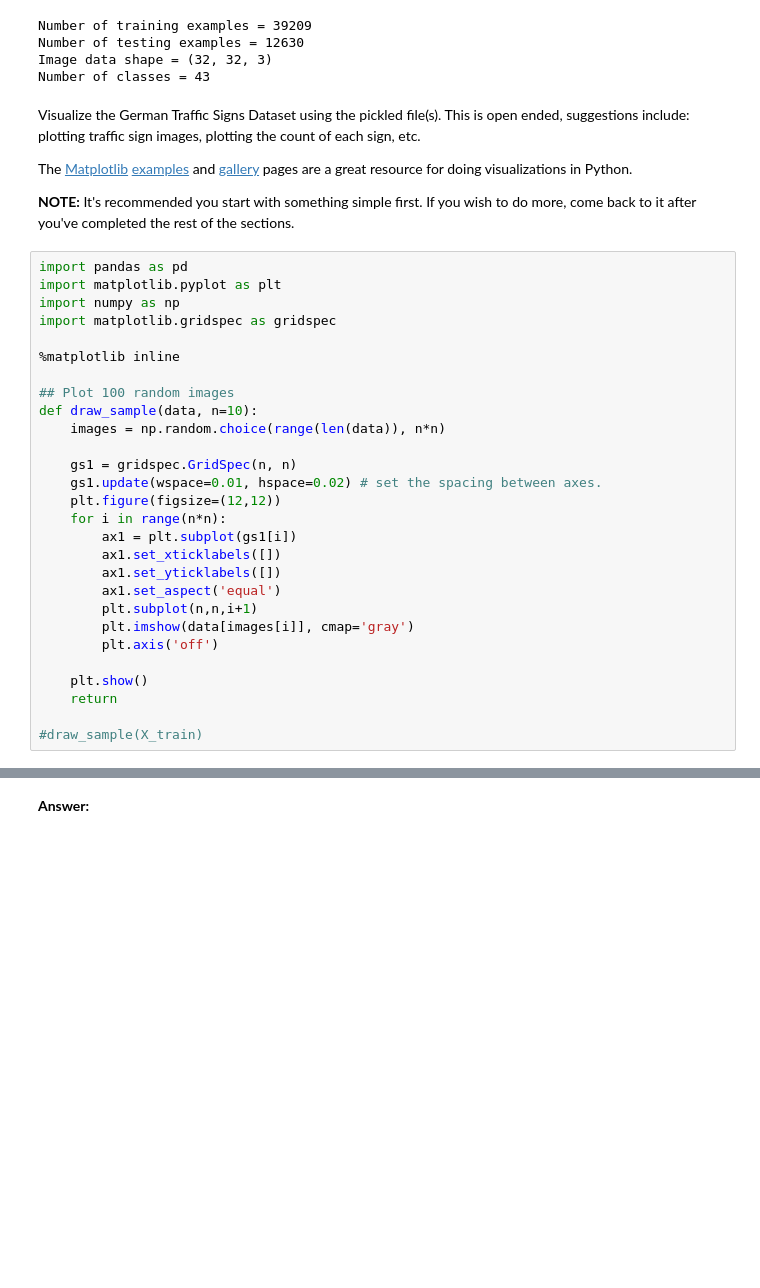
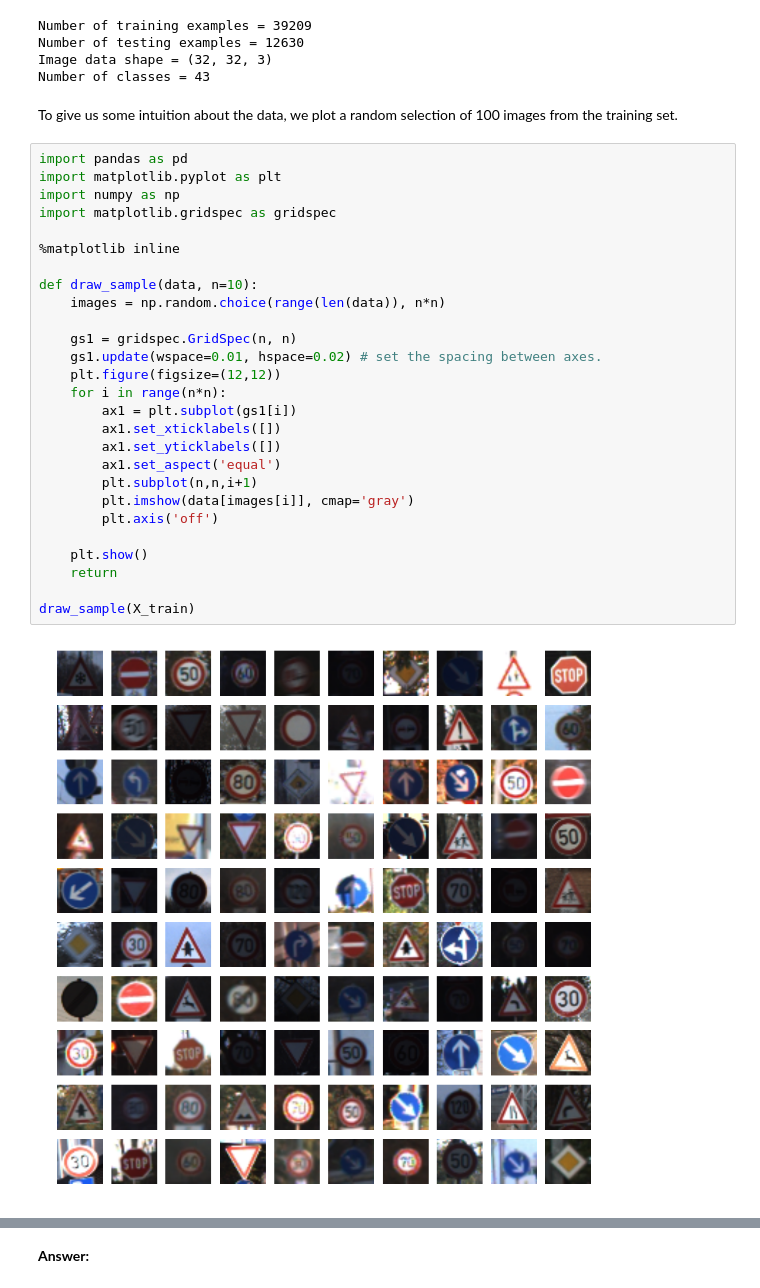
Before and after one commit to kevjwu/CarND-Traffic-Sign-Classifier-Project, a Jupyter notebook: Traffic_Sign_Classifier.ipynb, the cells around one changed output, grey strips where cells are left out. Cells and saved outputs as stored; diff of their text form; blank space fills up the shorter version.

```diff
--- a/Traffic_Sign_Classifier.ipynb
+++ b/Traffic_Sign_Classifier.ipynb
@@ -57,40 +55,37 @@ Number of training examples = 39209
 Number of testing examples = 12630
 Image data shape = (32, 32, 3)
 Number of classes = 43
-# %% [markdown]
-Visualize the German Traffic Signs Dataset using the pickled file(s). This is open ended, suggestions include: plotting traffic sign images, plotting the count of each sign, etc.
-
-The [Matplotlib](http://matplotlib.org/) [examples](http://matplotlib.org/examples/index.html) and [gallery](http://matplotlib.org/gallery.html) pages are a great resource for doing visualizations in Python.
-
-**NOTE:** It's recommended you start with something simple first. If you wish to do more, come back to it after you've completed the rest of the sections.
+# %% [markdown]
+To give us some intuition about the data, we plot a random selection of 100 images from the training set.
 # %%
 import pandas as pd
 import matplotlib.pyplot as plt
 import numpy as np
 import matplotlib.gridspec as gridspec
 
 %matplotlib inline
 
-## Plot 100 random images
 def draw_sample(data, n=10):
     images = np.random.choice(range(len(data)), n*n)
 
     gs1 = gridspec.GridSpec(n, n)
     gs1.update(wspace=0.01, hspace=0.02) # set the spacing between axes.
     plt.figure(figsize=(12,12))
     for i in range(n*n):
         ax1 = plt.subplot(gs1[i])
         ax1.set_xticklabels([])
         ax1.set_yticklabels([])
         ax1.set_aspect('equal')
         plt.subplot(n,n,i+1)
         plt.imshow(data[images[i]], cmap='gray')
         plt.axis('off')
 
     plt.show()
     return
 
-#draw_sample(X_train)
+draw_sample(X_train)
+# %% [output]
+[figure, added]
 # %% [markdown]
 ----
 
```
Also changed, not shown: parts of 34 cells of this notebook.
